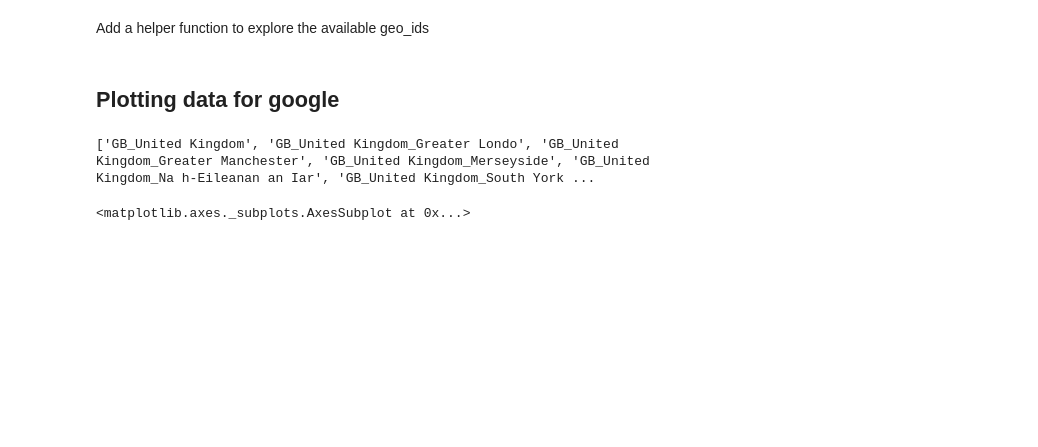
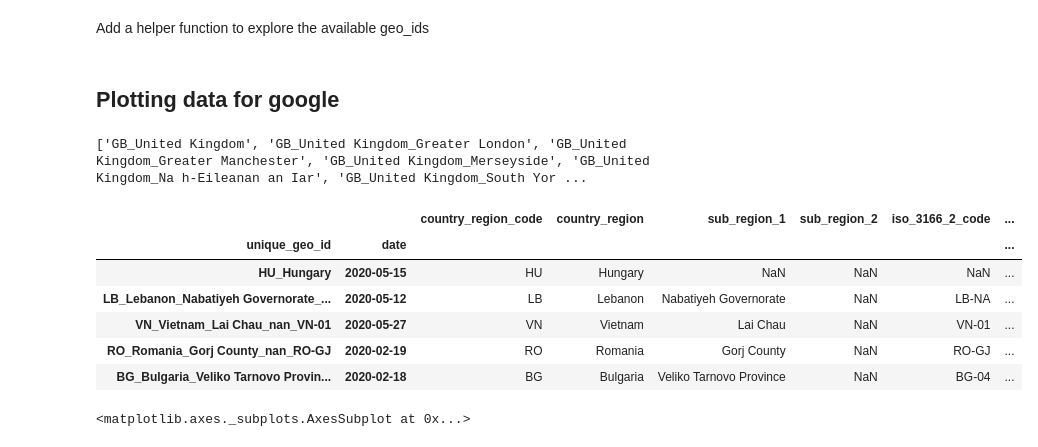
Before and after one commit to BristolFluFighters/BristolFluFighters_NERCHackathonTwo_Recovery, a Jupyter notebook: data/mobility_google.ipynb, the cells around one changed output. Drawn from its saved outputs; the diff is of its cells as text; code cells hidden in the pictures; blank space fills up the shorter version.

Commit message:
Fix unique_geo_id for google and apple mobility
The names were incrrectly trimmed leading to the loss of significant
characters.

```diff
--- a/data/mobility_google.ipynb
+++ b/data/mobility_google.ipynb
@@ -86,7 +88,11 @@ def sum_geo_cols_contents(row, geo_cols):
     out = ""
     for col in geo_cols:
         out += str(row[col]) + '_'
-    return out.strip('nan_')
+    str_rem = 'nan_'
+    while str_rem == out[-len(str_rem):]:
+        out = out[:-len(str_rem)]
+    return out.strip(" _")
+
 # This is slow avoid to rerun
 if "unique_geo_id" not in goog_mob.columns:
     goog_mob["unique_geo_id"] = goog_mob.apply(
@@ -96,8 +102,6 @@ if "unique_geo_id" not in goog_mob.columns:
 print(f"Unique unique_geo_id in dataset: {len(goog_mob.unique_geo_id.unique())}")
 # %% [output]
 Unique unique_geo_id in dataset: 1991
-# %%
-goog_mob["unique_geo_id"] = goog_mob["unique_geo_id"].str.strip('nan_')
 # %% [markdown]
 ## Reindex data
 
@@ -124,7 +128,17 @@ def find_matching_geo_id(
 # %%
 print(find_matching_geo_id(goog_mob, 'GB_United Kingdom', 'nan_'))
 # %% [output]
-['GB_United Kingdom', 'GB_United Kingdom_Greater Londo', 'GB_United Kingdom_Greater Manchester', 'GB_United Kingdom_Merseyside', 'GB_United Kingdom_Na h-Eileanan an Iar', 'GB_United Kingdom_South York ...
+['GB_United Kingdom', 'GB_United Kingdom_Greater London', 'GB_United Kingdom_Greater Manchester', 'GB_United Kingdom_Merseyside', 'GB_United Kingdom_Na h-Eileanan an Iar', 'GB_United Kingdom_South Yor ...
+# %%
+goog_mob.sample(5)
+# %% [output]
+|  |  | country_region_code | country_region | sub_region_1 | sub_region_2 | iso_3166_2_code | ... |
+| unique_geo_id | date |  |  |  |  |  | ... |
+| HU_Hungary | 2020-05-15 | HU | Hungary | NaN | NaN | NaN | ... |
+| LB_Lebanon_Nabatiyeh Governorate_... | 2020-05-12 | LB | Lebanon | Nabatiyeh Governorate | NaN | LB-NA | ... |
+| VN_Vietnam_Lai Chau_nan_VN-01 | 2020-05-27 | VN | Vietnam | Lai Chau | NaN | VN-01 | ... |
+| RO_Romania_Gorj County_nan_RO-GJ | 2020-02-19 | RO | Romania | Gorj County | NaN | RO-GJ | ... |
+| BG_Bulgaria_Veliko Tarnovo Provin... | 2020-02-18 | BG | Bulgaria | Veliko Tarnovo Province | NaN | BG-04 | ... |
 # %%
 goog_mob.loc['GB_United Kingdom'].plot(y=data_columns)
 # %% [output]
```
Also changed, not shown: parts of 1 cell of this notebook, 3 other files.
